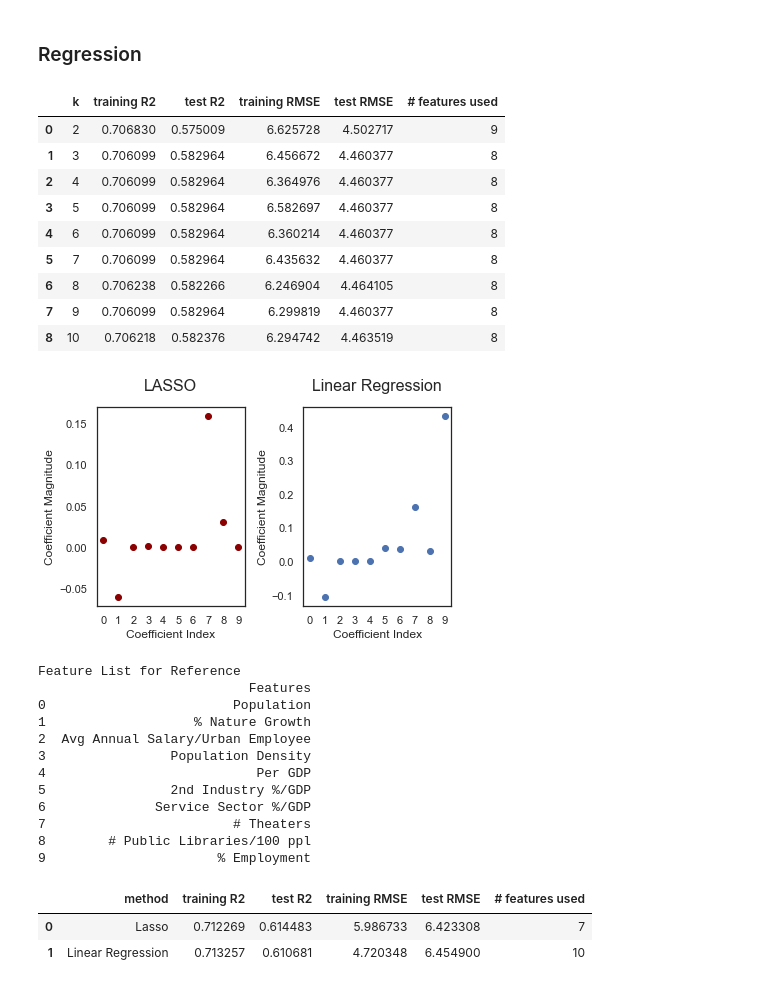
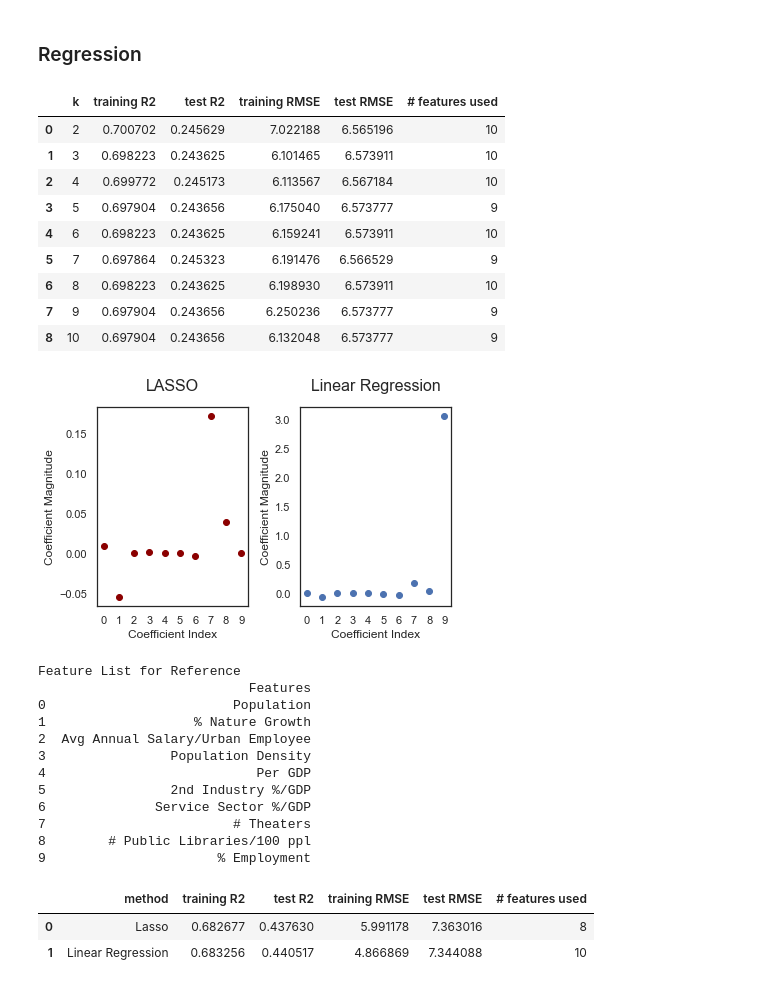
Before and after one commit to cs-ssa-w21/final-project-rooibos, a Jupyter notebook: visualization.ipynb, the cells around one changed output. Cells and saved outputs as stored; diff of their text form; code cells hidden in the pictures.

```diff
--- a/visualization.ipynb
+++ b/visualization.ipynb
@@ -406,14 +401,12 @@ import matplotlib.pyplot as plt
 # Load socioeconomic data set and merge with the crime data
 df = (pd.read_csv("data_reg.csv", encoding="utf-8")
         .set_index("Unnamed: 0"))
-merged_df = pd.merge(df, crime, left_on="City",
-                     right_on="City_CN", how="inner")
+merged_df = pd.merge(df, crime, on="City", how="inner")
 
 # Preprocess the data set
-df = (merged_df.iloc[:, 3:-1]
-               .dropna()
-               .drop(["province", "City_CN"], axis=1)
-               .rename(columns={"City_y": "City"}))
+df = (merged_df.iloc[:, 1:-2]
+                .dropna()
+               .drop("Province_x", axis=1))
 
 df.head()
 # %% [output]
@@ -438,6 +431,6 @@ plt.xticks(rotation=45);
 # %%
 # Shorten variable names for better graph
-subset = df.iloc[:, :-1]
+subset = df.drop("City", axis=1)
 subset.columns = ["Population", "% Nature Growth",
                   "Avg Annual Salary/Urban Employee",
                   "Population Density", "Per GDP",
@@ -486,14 +479,14 @@ Y = subset.Count
 scaled_x = preprocessing.StandardScaler().fit_transform(X)
 
 # Conduct PCA
-N = len(features) - 1
-pca = PCA(n_components=N)
+N = len(features)
+pca = PCA(n_components=N - 1)
 x_reduced = pca.fit_transform(scaled_x)
 
 # Plot PVE
 pve = pca.explained_variance_ratio_
 plt.figure(figsize=(6, 4))
-plt.plot(np.arange(1, N + 1), pve)
+plt.plot(np.arange(1, N), pve)
 plt.ylabel("Proportion of Variable Explaned", fontsize=15)
 plt.xlabel("Principle Component", fontsize=15)
 plt.show()
@@ -501,0 +495,12 @@ plt.show()
+# %%
+#plot cumulative variance explained
+cum_pve = []
+s=0
+for i in pve:
+    s += i
+    cum_pve.append(s)
+plt.figure(figsize=(6, 4))
+plt.plot(np.arange(1, N), cum_pve)
+plt.ylabel("Cumulative Proportion of Variable Explaned", fontsize=15)
+plt.xlabel("Principle Component", fontsize=15)
+plt.show()
@@ -594,18 +601,20 @@ def lasso_cv(k, x, y, prop, SEED=None):
 lasso_kcv(10, X, Y, 0.3, 123)
 # %% [output]
 |  | k | training R2 | test R2 | training RMSE | test RMSE | # features used |
-| 0 | 2 | 0.706830 | 0.575009 | 6.625728 | 4.502717 | 9 |
-| 1 | 3 | 0.706099 | 0.582964 | 6.456672 | 4.460377 | 8 |
-| 2 | 4 | 0.706099 | 0.582964 | 6.364976 | 4.460377 | 8 |
-| 3 | 5 | 0.706099 | 0.582964 | 6.582697 | 4.460377 | 8 |
-| 4 | 6 | 0.706099 | 0.582964 | 6.360214 | 4.460377 | 8 |
-| 5 | 7 | 0.706099 | 0.582964 | 6.435632 | 4.460377 | 8 |
-| 6 | 8 | 0.706238 | 0.582266 | 6.246904 | 4.464105 | 8 |
-| 7 | 9 | 0.706099 | 0.582964 | 6.299819 | 4.460377 | 8 |
-| 8 | 10 | 0.706218 | 0.582376 | 6.294742 | 4.463519 | 8 |
+| 0 | 2 | 0.700702 | 0.245629 | 7.022188 | 6.565196 | 10 |
+| 1 | 3 | 0.698223 | 0.243625 | 6.101465 | 6.573911 | 10 |
+| 2 | 4 | 0.699772 | 0.245173 | 6.113567 | 6.567184 | 10 |
+| 3 | 5 | 0.697904 | 0.243656 | 6.175040 | 6.573777 | 9 |
+| 4 | 6 | 0.698223 | 0.243625 | 6.159241 | 6.573911 | 10 |
+| 5 | 7 | 0.697864 | 0.245323 | 6.191476 | 6.566529 | 9 |
+| 6 | 8 | 0.698223 | 0.243625 | 6.198930 | 6.573911 | 10 |
+| 7 | 9 | 0.697904 | 0.243656 | 6.250236 | 6.573777 | 9 |
+| 8 | 10 | 0.697904 | 0.243656 | 6.132048 | 6.573777 | 9 |
 # %%
 # Lasso V.S. Linear Regression
 from sklearn.linear_model import LinearRegression
+
+SEED=1100
 
 # Create a library for displaying the results
 output = {"method": ["Lasso", "Linear Regression"],
@@ -614,7 +623,7 @@ output = {"method": ["Lasso", "Linear Regression"],
           "# features used": []}
 
 # Fit Lasso with 10-fold CV
-for i, fig in enumerate(lasso_cv(10, X, Y, 0.3, 110)):
+for i, fig in enumerate(lasso_cv(10, X, Y, 0.3, SEED)):
     if i == 0:
         lasso = fig
     else:
@@ -623,7 +632,7 @@ for i, fig in enumerate(lasso_cv(10, X, Y, 0.3, 110)):
 
 # Split the data set for Linear Regression
 x_train, x_test, y_train, y_test = train_test_split(X, Y, test_size=0.3,
-                                                    random_state=110)
+                                                    random_state=SEED)
 # Fit Linear Regression
 lr = LinearRegression()
 lr.fit(x_train, y_train)
@@ -636,34 +645,34 @@ output["training RMSE"].append(np.sqrt(mean_squared_error(y_train, pred_train_lr
 output["test RMSE"].append(np.sqrt(mean_squared_error(y_test, pred_test_lr)))
 output["# features used"].append(len(features))
 
 # Plot Lasso coefficients
 plt.subplot(1,2,1)
 plt.plot(lasso.coef_, linestyle='none', marker="o", color="darkred")
 
 plt.xlabel("Coefficient Index")
 plt.ylabel("Coefficient Magnitude")
 plt.xticks(np.arange(0, len(lasso.coef_), 1))
 plt.title("LASSO", fontsize=16, y=1.05)
 
 # Plot LR coefficients
 plt.subplot(1,2,2)
 plt.plot(lr.coef_, linestyle='none', marker="o")
 plt.xlabel('Coefficient Index')
 plt.ylabel('Coefficient Magnitude')
 plt.xticks(np.arange(0, len(features), 1))
 plt.title("Linear Regression", fontsize=16, y=1.05)
 
 plt.tight_layout()
 plt.show()
 
 # Print the feature list for reference
 print("Feature List for Reference")
 print(pd.DataFrame(features, columns=["Features"]))
 
 # Compare the performance of the two models
 pd.DataFrame(output)
 # %% [output]
-[figure, old version]
+[figure, new version]
 Feature List for Reference
                            Features
 0                        Population
@@ -677,5 +686,5 @@ Feature List for Reference
 8        # Public Libraries/100 ppl
 9                      % Employment
 |  | method | training R2 | test R2 | training RMSE | test RMSE | # features used |
-| 0 | Lasso | 0.712269 | 0.614483 | 5.986733 | 6.423308 | 7 |
-| 1 | Linear Regression | 0.713257 | 0.610681 | 4.720348 | 6.454900 | 10 |
+| 0 | Lasso | 0.682677 | 0.437630 | 5.991178 | 7.363016 | 8 |
+| 1 | Linear Regression | 0.683256 | 0.440517 | 4.866869 | 7.344088 | 10 |
```
Also changed, not shown: parts of 11 cells of this notebook, 2 other files.
